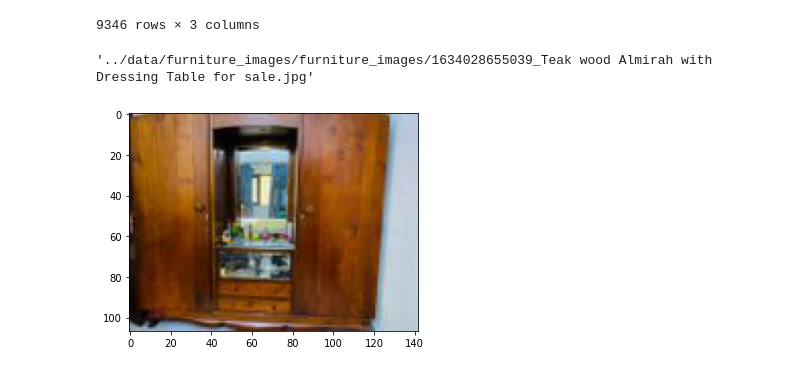
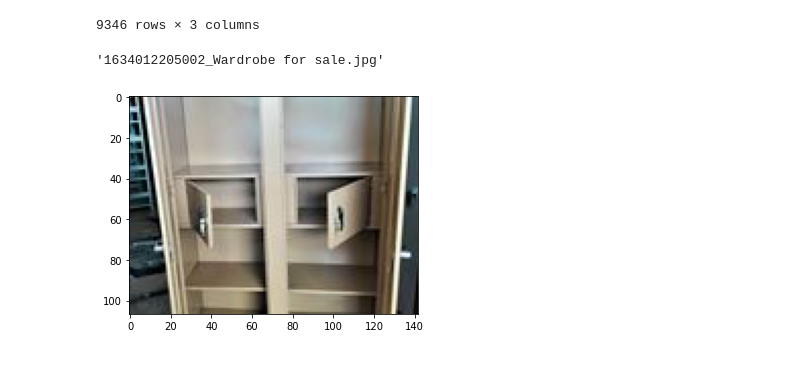
Before and after one commit to florent-haffner/datascience-playground, a Jupyter notebook: notebooks/base-model.ipynb, the cells around one changed output. Drawn from its saved outputs; the diff is of its cells as text; code cells hidden in the pictures.

```diff
--- a/notebooks/base-model.ipynb
+++ b/notebooks/base-model.ipynb
@@ -79,11 +79,11 @@ def get_random_image(path):
     ])
     full_path = path + '/' + random_filename
     plt.imshow(Image.open(full_path))
-    return full_path
+    return random_filename
 # %%
 img_path = data_path + 'furniture_images' + '/' + 'furniture_images'
-# %%
-get_random_image(img_path)
-# %% [output]
-'../data/furniture_images/furniture_images/1634028655039_Teak wood Almirah with Dressing Table for sale.jpg'
-[figure, removed]
+# %%
+img_to_get_meatadata = get_random_image(img_path); img_to_get_meatadata
+# %% [output]
+'1634012205002_Wardrobe for sale.jpg'
+[figure, added]
```
Also changed, not shown: parts of 17 cells of this notebook.
